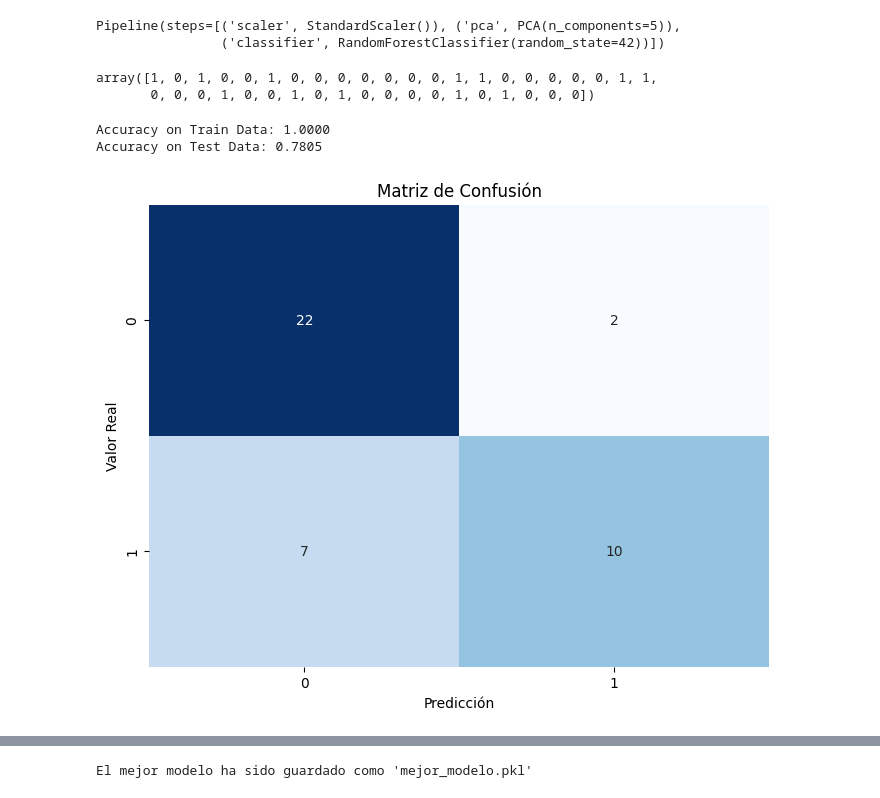
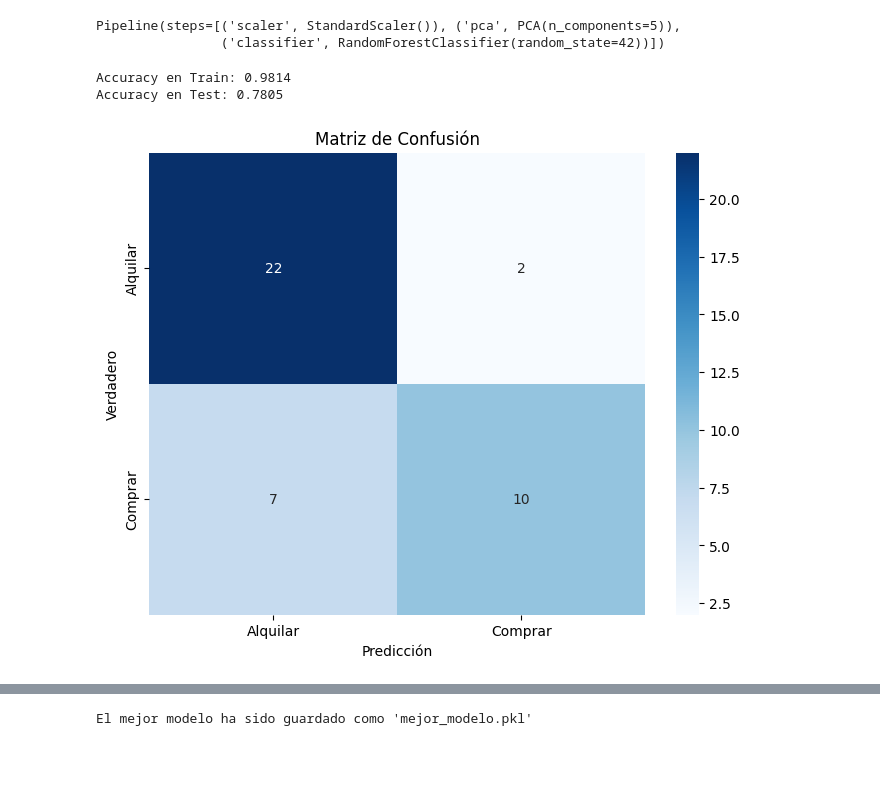
Before and after one commit to NaiSaratxaga/2503_dsft_thebridge_naiara, a Jupyter notebook: 3-Machine_Learning/2-No_Supervisado/2-PCA/Practica/2_PCA Alquier Compra.ipynb, the cells around one changed output, grey strips where cells are left out. Drawn from its saved outputs; the diff is of its cells as text; code cells hidden in the pictures; blank space fills up the shorter version.

```diff
--- a/3-Machine_Learning/2-No_Supervisado/2-PCA/Practica/2_PCA Alquier Compra.ipynb
+++ b/3-Machine_Learning/2-No_Supervisado/2-PCA/Practica/2_PCA Alquier Compra.ipynb
@@ -253,24 +252,17 @@ plt.show()
 # %%
 # 1 Dividir en train y test
 from sklearn.model_selection import train_test_split
-X = df.drop(columns=[target])
-y = df[target]
+
+X = df[variables]  # Variables independientes
+y = df[target]  # Variable objetivo (comprar)
+
 X_train, X_test, y_train, y_test = train_test_split(X, y, test_size=0.2, random_state=42)
 # %%
 # Parte 2. Pipeline con StandardScaler y PCA con 5 componentes y un clasificador
+
 # Definimos el pipeline
 pipeline = Pipeline([
-    ('scaler', StandardScaler()),
-    ('pca', PCA(n_components=5)),
-    ('classifier', RandomForestClassifier(random_state=42))
+    ('scaler', StandardScaler()),  # Estandarización de los datos
+    ('pca', PCA(n_components=5)),  # PCA con 5 componentes principales
+    ('classifier', RandomForestClassifier(random_state=42))  # Clasificador Random Forest
 ])
-# Entrenamos el pipeline
-pipeline.fit(X_train, y_train)
-# Realizamos predicciones
-y_pred = pipeline.predict(X_test)
-# Evaluamos el modelo
-print("Matriz de Confusión:")
-print(confusion_matrix(y_test, y_pred))
-print("\nReporte de Clasificación:")
-print(classification_report(y_test, y_pred))
-print(f"Precisión: {accuracy_score(y_test, y_pred):.4f}")
@@ -298,33 +274,33 @@ Pipeline(steps=[('scaler', StandardScaler()), ('pca', PCA(n_components=5)),
                 ('classifier', RandomForestClassifier(random_state=42))])
 # %%
 # 4. Predice con test
-y_test_pred = pipeline.predict(X_test)
-y_test_pred
+
+y_pred = pipeline.predict(X_test)
-# %% [output]
-array([1, 0, 1, 0, 0, 1, 0, 0, 0, 0, 0, 0, 0, 1, 1, 0, 0, 0, 0, 0, 1, 1,
-       0, 0, 0, 1, 0, 0, 1, 0, 1, 0, 0, 0, 0, 1, 0, 1, 0, 0, 0])
 # %%
 # 5. Calcula el accuracy score en train y test
-# Accuracy score for train and test datasets
+
+# Accuracy en el conjunto de entrenamiento
 train_accuracy = accuracy_score(y_train, pipeline.predict(X_train))
-test_accuracy = accuracy_score(y_test, y_test_pred)
+print(f"Accuracy en Train: {train_accuracy:.4f}")
 
-print(f"Accuracy on Train Data: {train_accuracy:.4f}")
-print(f"Accuracy on Test Data: {test_accuracy:.4f}")
+# Accuracy en el conjunto de prueba
+test_accuracy = accuracy_score(y_test, y_pred)
+print(f"Accuracy en Test: {test_accuracy:.4f}")
 # %% [output]
-Accuracy on Train Data: 1.0000
-Accuracy on Test Data: 0.7805
+Accuracy en Train: 0.9814
+Accuracy en Test: 0.7805
 # %%
 # 6. Representa la matriz de confusión
-# Representing the confusion matrix
-conf_matrix = confusion_matrix(y_test, y_test_pred)
 
-# Visualizing the confusion matrix
+# Matriz de confusión
+conf_matrix = confusion_matrix(y_test, y_pred)
+
+# Visualizamos la matriz de confusión
 plt.figure(figsize=(8, 6))
-sns.heatmap(conf_matrix, annot=True, fmt='d', cmap='Blues', cbar=False)
+sns.heatmap(conf_matrix, annot=True, fmt='d', cmap='Blues', xticklabels=['Alquilar', 'Comprar'], yticklabels=['Alquilar', 'Comprar'])
 plt.title('Matriz de Confusión')
 plt.xlabel('Predicción')
-plt.ylabel('Valor Real')
+plt.ylabel('Verdadero')
 plt.show()
 # %% [output]
-[figure, old version]
+[figure, new version]
```
Also changed, not shown: parts of 7 cells of this notebook.
